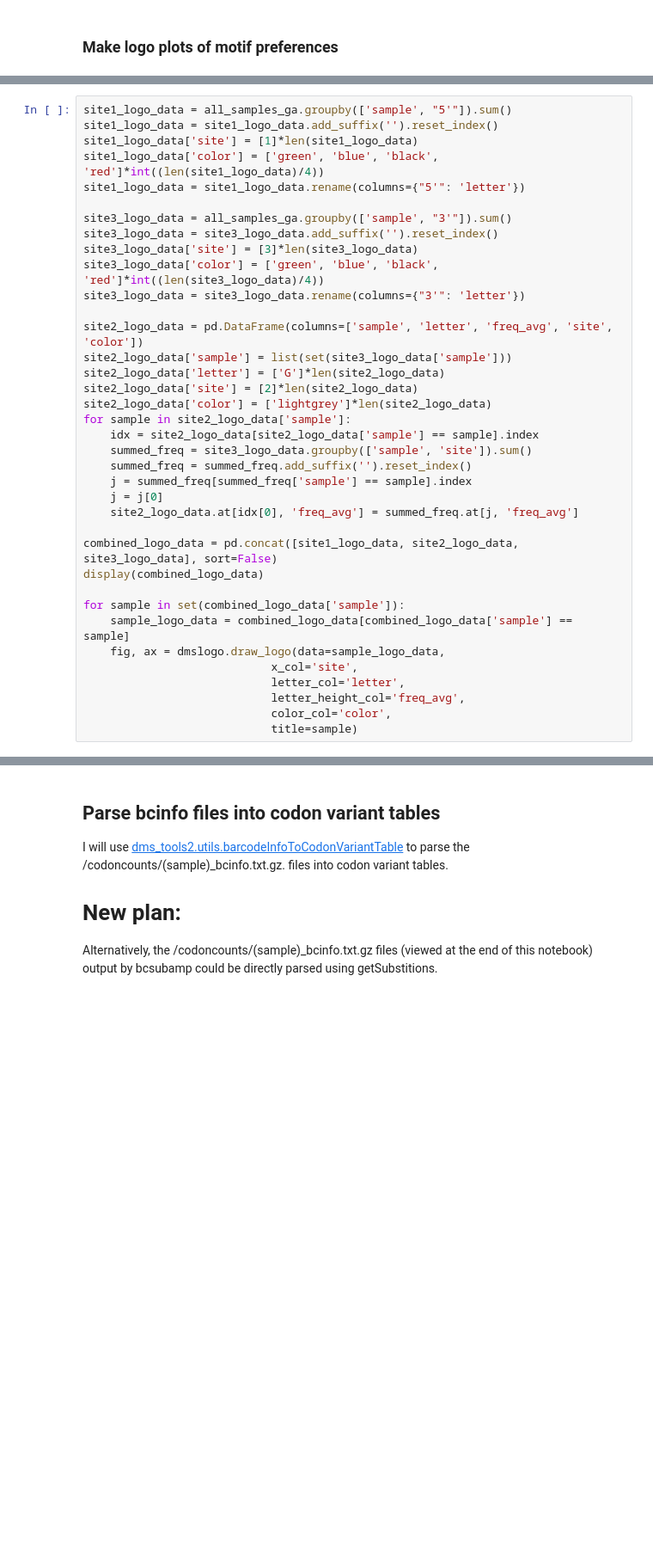
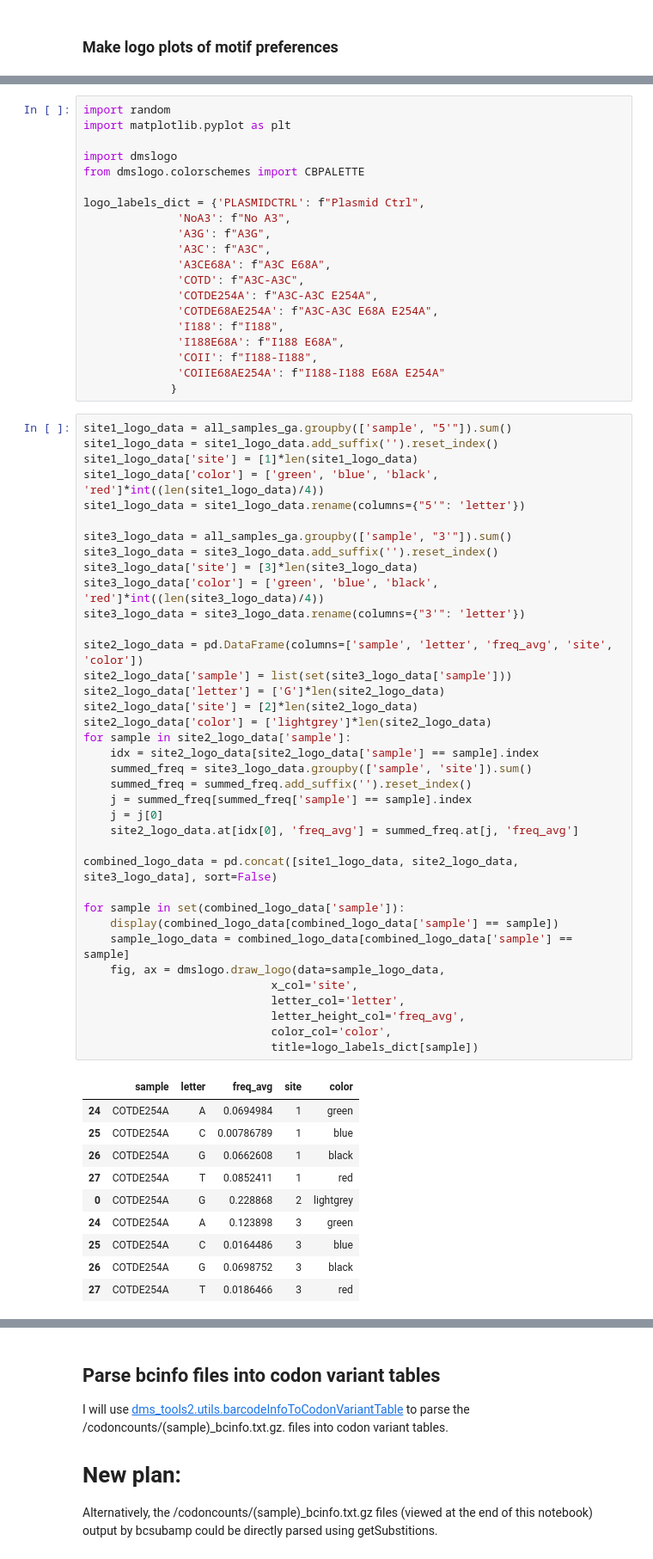
Before and after one commit to jbloomlab/SuperRestrictionFactor_Hypermutation, a Jupyter notebook: analysis_notebook.ipynb, the cells around one changed output, grey strips where cells are left out. Shown at 86% size. Drawn from its saved outputs; the diff is of its cells as text; blank space fills up the shorter version.

Commit message:
full run of ga analyses and updated labels

```diff
--- a/analysis_notebook.ipynb
+++ b/analysis_notebook.ipynb
@@ -1029,3 +1070,23 @@ from dmslogo.colorschemes import CBPALETTE
+# %%
+import random
+import matplotlib.pyplot as plt
+
+import dmslogo
+from dmslogo.colorschemes import CBPALETTE
+
+logo_labels_dict = {'PLASMIDCTRL': f"Plasmid Ctrl",
+              'NoA3': f"No A3",
+              'A3G': f"A3G",
+              'A3C': f"A3C",
+              'A3CE68A': f"A3C E68A",
+              'COTD': f"A3C-A3C",
+              'COTDE254A': f"A3C-A3C E254A",
+              'COTDE68AE254A': f"A3C-A3C E68A E254A",
+              'I188': f"I188",
+              'I188E68A': f"I188 E68A",
+              'COII': f"I188-I188",
+              'COIIE68AE254A': f"I188-I188 E68A E254A"
+             }
 # %%
 site1_logo_data = all_samples_ga.groupby(['sample', "5'"]).sum()
 site1_logo_data = site1_logo_data.add_suffix('').reset_index()
@@ -1034,32 +1095,43 @@ site1_logo_data['color'] = ['green', 'blue', 'black', 'red']*int((len(site1_logo
 site1_logo_data = site1_logo_data.rename(columns={"5'": 'letter'})
 
 site3_logo_data = all_samples_ga.groupby(['sample', "3'"]).sum()
 site3_logo_data = site3_logo_data.add_suffix('').reset_index()
 site3_logo_data['site'] = [3]*len(site3_logo_data)
 site3_logo_data['color'] = ['green', 'blue', 'black', 'red']*int((len(site3_logo_data)/4))
 site3_logo_data = site3_logo_data.rename(columns={"3'": 'letter'})
 
 site2_logo_data = pd.DataFrame(columns=['sample', 'letter', 'freq_avg', 'site', 'color'])
 site2_logo_data['sample'] = list(set(site3_logo_data['sample']))
 site2_logo_data['letter'] = ['G']*len(site2_logo_data)
 site2_logo_data['site'] = [2]*len(site2_logo_data)
 site2_logo_data['color'] = ['lightgrey']*len(site2_logo_data)
 for sample in site2_logo_data['sample']:
     idx = site2_logo_data[site2_logo_data['sample'] == sample].index
     summed_freq = site3_logo_data.groupby(['sample', 'site']).sum()
     summed_freq = summed_freq.add_suffix('').reset_index()
     j = summed_freq[summed_freq['sample'] == sample].index
     j = j[0]
     site2_logo_data.at[idx[0], 'freq_avg'] = summed_freq.at[j, 'freq_avg']
 
 combined_logo_data = pd.concat([site1_logo_data, site2_logo_data, site3_logo_data], sort=False)
-display(combined_logo_data)
 
 for sample in set(combined_logo_data['sample']):
+    display(combined_logo_data[combined_logo_data['sample'] == sample])
     sample_logo_data = combined_logo_data[combined_logo_data['sample'] == sample]
     fig, ax = dmslogo.draw_logo(data=sample_logo_data,
                             x_col='site',
                             letter_col='letter',
                             letter_height_col='freq_avg',
                             color_col='color',
-                            title=sample)
+                            title=logo_labels_dict[sample])
+# %% [output]
+|  | sample | letter | freq_avg | site | color |
+| 24 | COTDE254A | A | 0.0694984 | 1 | green |
+| 25 | COTDE254A | C | 0.00786789 | 1 | blue |
+| 26 | COTDE254A | G | 0.0662608 | 1 | black |
+| 27 | COTDE254A | T | 0.0852411 | 1 | red |
+| 0 | COTDE254A | G | 0.228868 | 2 | lightgrey |
+| 24 | COTDE254A | A | 0.123898 | 3 | green |
+| 25 | COTDE254A | C | 0.0164486 | 3 | blue |
+| 26 | COTDE254A | G | 0.0698752 | 3 | black |
+| 27 | COTDE254A | T | 0.0186466 | 3 | red |
```
Also changed, not shown: parts of 17 cells of this notebook, 1 other file.
